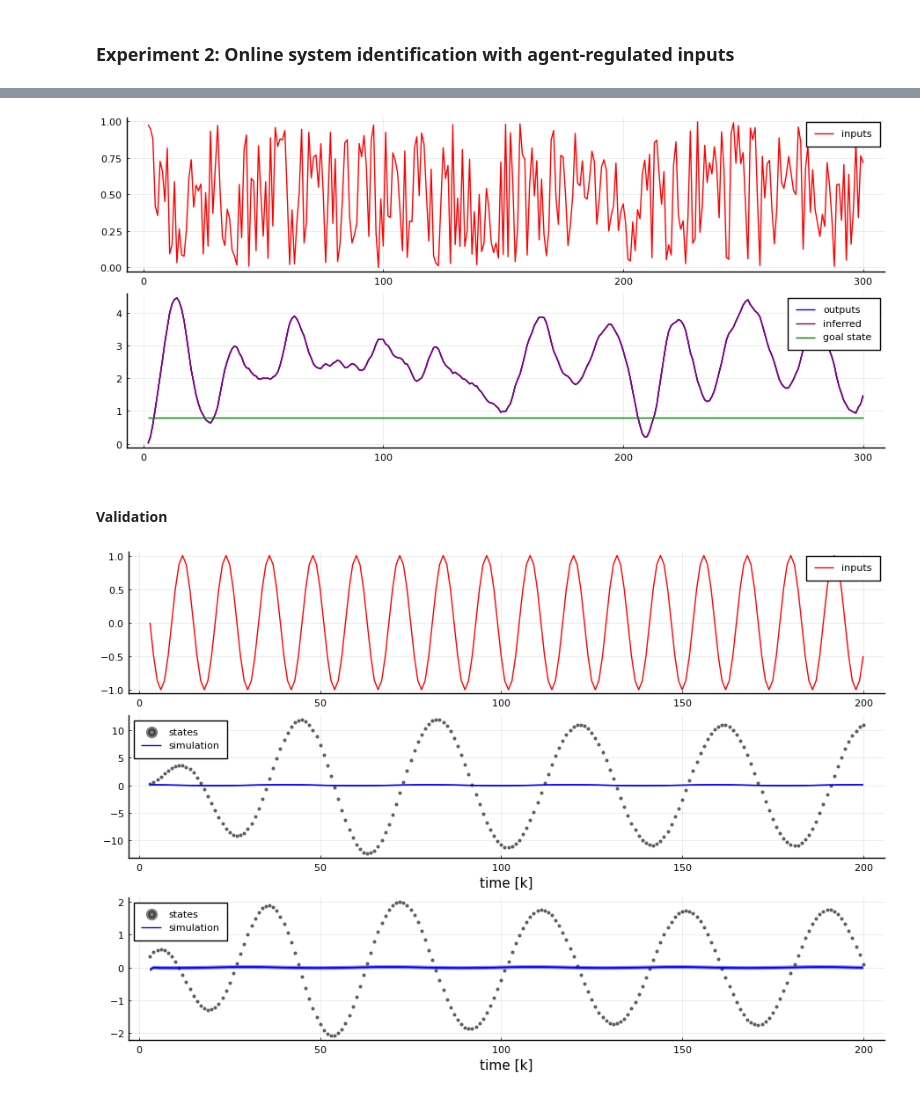
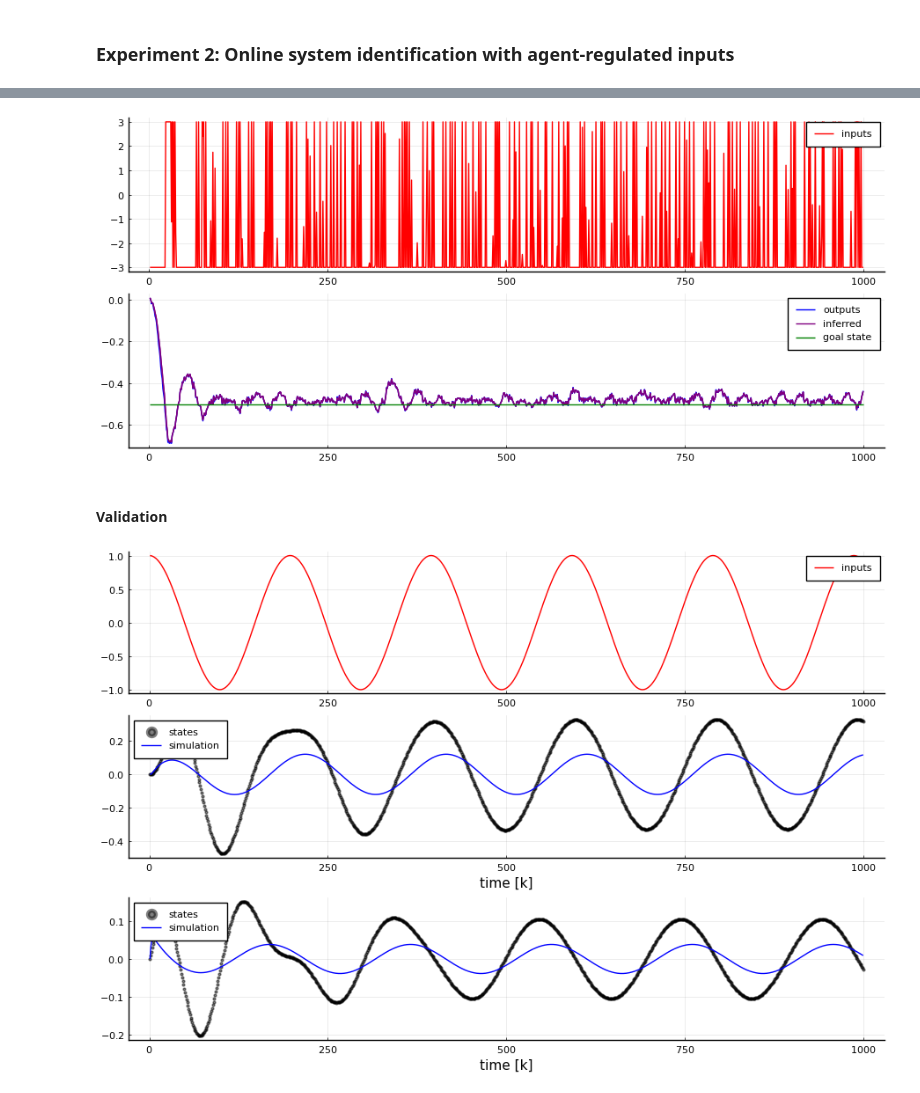
Before and after one commit to wmkouw/actinf-oscillator, a Jupyter notebook: demo_ActInf-GFX-oscillator.ipynb, the cells around one changed output, grey strips where cells are left out. Saved outputs shown, nothing was run; the diff lists cells and outputs as text; code cells hidden in the pictures.

```diff
--- a/demo_ActInf-GFX-oscillator.ipynb
+++ b/demo_ActInf-GFX-oscillator.ipynb
@@ -530,12 +557,15 @@ end;
 # %%
-# Time horizon
-T = 300
+# Trial time
+T = 1000
+
+# Planning time horizon
+TT = 4
 
 # Goal state (mean and std dev)
-goal_state = (.8, 1e-4)
+goal_state = (-.5, 1e-4)
 
 # Number of variational updates
-num_iterations = 4
+num_iterations = 5
 
 # Preallocation
 input = zeros(T,)
@@ -549,10 +579,10 @@ constraints = Dict()
 marginals = Dict()
 marginals[:x] = ProbabilityDistribution(Multivariate, GaussianMeanPrecision, m=zeros(2,), w=.1*I(2))
 marginals[:z] = ProbabilityDistribution(Multivariate, GaussianMeanPrecision, m=zeros(2,), w=.1*I(2))
-marginals[:θ] = ProbabilityDistribution(Multivariate, GaussianMeanPrecision, m=θ_true, w=.1*I(2))
-marginals[:η] = ProbabilityDistribution(Univariate, GaussianMeanPrecision, m=η_true, w=.1)
-marginals[:τ] = ProbabilityDistribution(Univariate, Gamma, a=1e0, b=1e-2)
-marginals[:ξ] = ProbabilityDistribution(Univariate, Gamma, a=1e2, b=1e-2)
+marginals[:θ] = ProbabilityDistribution(Multivariate, GaussianMeanPrecision, m=θ_true, w=1e2*I(2))
+marginals[:η] = ProbabilityDistribution(Univariate, GaussianMeanPrecision, m=η_true, w=1e2)
+marginals[:τ] = ProbabilityDistribution(Univariate, Gamma, a=1e-2, b=1e-1)
+marginals[:ξ] = ProbabilityDistribution(Univariate, Gamma, a=1e4, b=1e0)
 
 # Track estimated states
 est_states = (zeros(T,2), zeros(T,2,2))
@@ -565,18 +595,15 @@ est_states = (zeros(T,2), zeros(T,2,2))
 #     model_params = (mn(marginals[:θ]), mn(marginals[:η]), mn(marginals[:τ]), mn(marginals[:ξ]))
     model_params = (θ_true, η_true, Inf, ξ_true)
 
-    # State prior variable
-#     prior_state = (mn(marginals[:z]), inv(pc(marginals[:z])))
-    prior_state = (states[k-1,:], 1e8 *I(2))
-
     # Objective function
-    G(u_k) = EFE_k(u_k, prior_state, goal_state, model_params)
+    G(u_k) = EFE(u_k, marginals[:z], goal_state, model_params, Δt=Δt, time_horizon=TT)
 
     # Miminimize EFE
-    results = optimize(G, -1, 1, rand(1,), Fminbox(LBFGS()), Optim.Options(iterations=100); autodiff=:forward)
-#     results = optimize(G, rand(1,), LBFGS(), Optim.Options(iterations=100); autodiff=:forward)
+    results = optimize(G, -3, 3, rand(TT,), Fminbox(LBFGS()), Optim.Options(iterations=100); autodiff=:forward)
+#     results = optimize(G, randn(TT,), LBFGS(), Optim.Options(iterations=100); autodiff=:forward)
+#     println(Optim.minimum(results))
 
-    # Select first action in policy
+    # First element of policy becomes current input
     input[k] = Optim.minimizer(results)[1]
 
     "Execute control"
@@ -619,18 +646,18 @@ est_states = (zeros(T,2), zeros(T,2,2))
 
     # Store state estimates
     est_states[1][k,:] = mn(marginals[:z])
-    est_states[2][k,:,:] = inv(pc(marginals[:z]))
+    est_states[2][k,:,:] = cv(marginals[:z])
 
 end
 # %%
 p1 = plot(2:T, input[2:T], color="red", label="inputs")
 p2 = plot(2:T, output[2:T], color="blue", label="outputs")
-plot!(2:T, est_states[1][2:T], color="purple", label="inferred")
-plot!(2:T, est_states[1][2:T], ribbon=[est_states[2][2:T], est_states[2][2:T]], color="purple", label="")
+plot!(2:T, est_states[1][2:T,1], color="purple", label="inferred")
+plot!(2:T, est_states[1][2:T,1], ribbon=[est_states[2][2:T,1,1], est_states[2][2:T,1,1]], color="purple", label="")
 plot!(2:T, goal_state[1]*ones(T-2,), color="green", label="goal state")
 plot(p1, p2, layout=(2,1), size=(900,400))
 # %% [output]
-[figure, old version]
+[figure, new version]
 # %% [markdown]
 #### Validation
 # %%
@@ -662,19 +689,25 @@ preds = (zeros(T_val,2), zeros(T_val,2,2))
 
 end
 # %%
-zoom = 3:min(200,T_val)
+# zoom = 3:min(200,T_val)
+zoom = 1:T_val
 
-# Plot predictions
+# Inputs
 p301 = plot(zoom, inputs_val[zoom], label="inputs", color="red")
+
+# Predicted position
 p302 = scatter(zoom, states_val[zoom,1], label="states", xlabel="time [k]", markersize=2, alpha=0.5, color="black", size=(900,300), legend=:topleft)
 plot!(zoom, preds[1][zoom,1], label="simulation", color="blue")
-plot!(zoom, preds[1][zoom,1], ribbon=[sqrt.(inv.(preds[2][zoom,1,1])), sqrt.(inv.(preds[2][zoom,1,1]))], label="", color="blue")
+# plot!(zoom, preds[1][zoom,1], ribbon=[sqrt.(inv.(preds[2][zoom,1,1])), sqrt.(inv.(preds[2][zoom,1,1]))], label="", color="blue")
+
+# Predicted velocity
 p303 = scatter(zoom, states_val[zoom,2], label="states", xlabel="time [k]", markersize=2, alpha=0.5, color="black", size=(900,300), legend=:topleft)
 plot!(zoom, preds[1][zoom,2], label="simulation", color="blue")
-plot!(zoom, preds[1][zoom,2], ribbon=[sqrt.(inv.(preds[2][zoom,2,2])), sqrt.(inv.(preds[2][zoom,2,2]))], label="", color="blue")
+# plot!(zoom, preds[1][zoom,2], ribbon=[sqrt.(inv.(preds[2][zoom,2,2])), sqrt.(inv.(preds[2][zoom,2,2]))], label="", color="blue")
+
 plot(p301,p302,p303, layout=(3,1), size=(900,600))
 # %% [output]
-[figure, old version]
+[figure, new version]
 # %%
 # Compute prediction error
 sq_pred_error = (preds[1] .- states_val).^2
```
Also changed, not shown: parts of 19 cells of this notebook, 5 other files.
